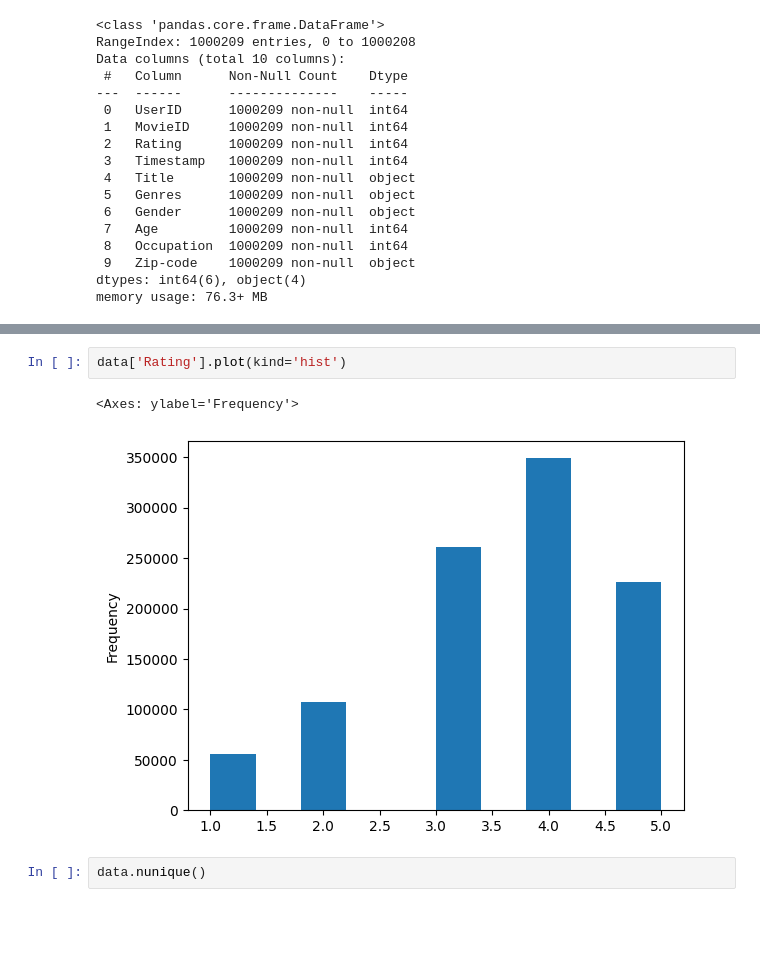
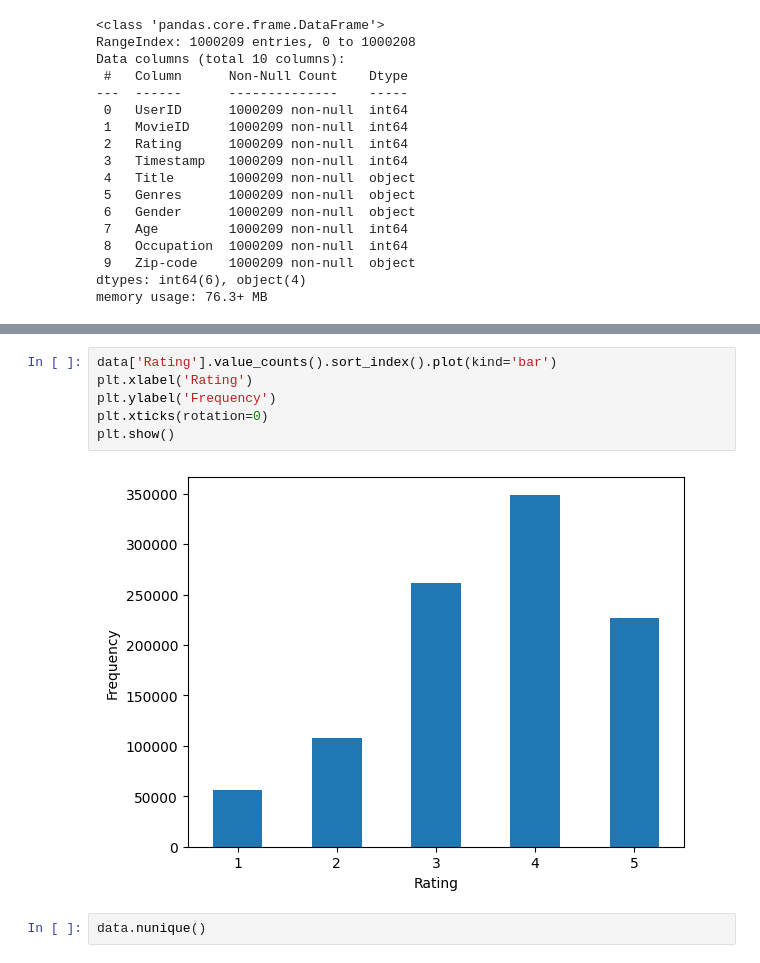
Before and after one commit to Vink23/Recommendation_Model, a Jupyter notebook: Recommendation_System.ipynb, the cells around one changed output, grey strips where cells are left out. Drawn from its saved outputs; the diff is of its cells as text; blank space fills up the shorter version.

```diff
--- a/Recommendation_System.ipynb
+++ b/Recommendation_System.ipynb
@@ -144,8 +131,11 @@ dtype: int64
-# %%
-data['Rating'].plot(kind='hist')
-# %% [output]
-<Axes: ylabel='Frequency'>
-[figure, removed]
+# %%
+data['Rating'].value_counts().sort_index().plot(kind='bar')
+plt.xlabel('Rating')
+plt.ylabel('Frequency')
+plt.xticks(rotation=0)
+plt.show()
+# %% [output]
+[figure, added]
 # %%
 data.nunique()
 # %% [output]
```
Also changed, not shown: parts of 16 cells of this notebook.
